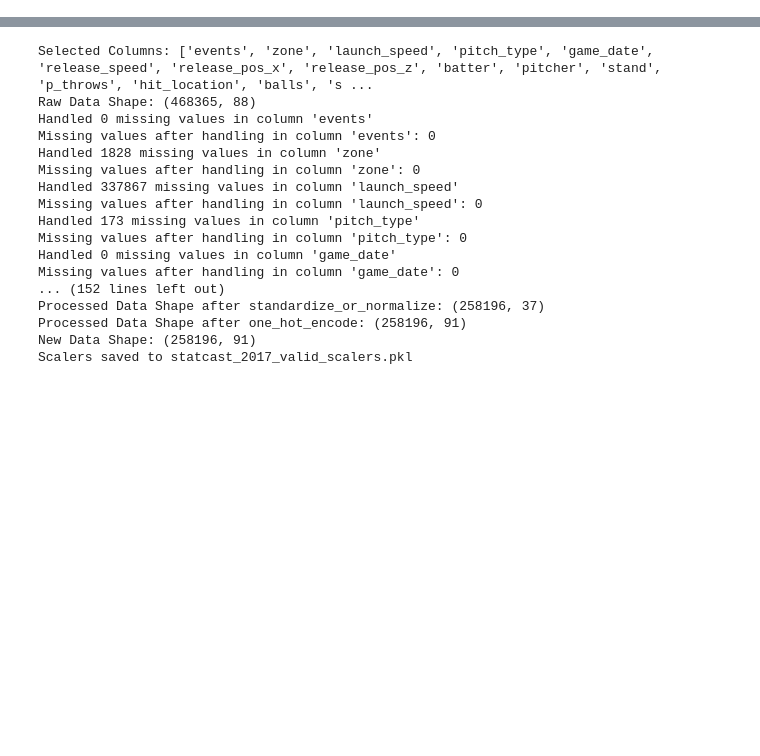
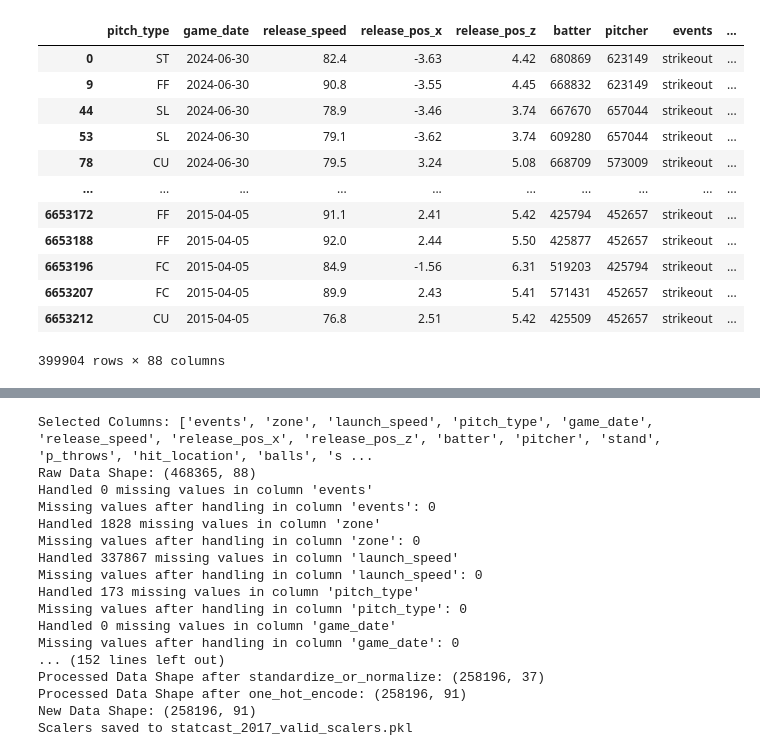
Before and after one commit to dk1414/BaseballModeling, a Jupyter notebook: data/clean_data.ipynb, the cells around one changed output, grey strips where cells are left out. Saved outputs shown, nothing was run; the diff lists cells and outputs as text; code cells hidden in the pictures; blank space fills up the shorter version.

```diff
--- a/data/clean_data.ipynb
+++ b/data/clean_data.ipynb
@@ -5,5 +5,5 @@ import sys
 sys.path.append('../')
 from DataProc.DataProcessor import DataProcessor
 # %%
-t = pd.read_csv("statcast_2015-04-01_2021-04-04_cleaned.csv")
+t = pd.read_csv("statcast_2015-2024.csv")
 # %%
@@ -25,3 +32,19 @@ t
+# %%
+t[t['hit_location'] == 2]
+# %% [output]
+|  | pitch_type | game_date | release_speed | release_pos_x | release_pos_z | batter | pitcher | events | ... |
+| 0 | ST | 2024-06-30 | 82.4 | -3.63 | 4.42 | 680869 | 623149 | strikeout | ... |
+| 9 | FF | 2024-06-30 | 90.8 | -3.55 | 4.45 | 668832 | 623149 | strikeout | ... |
+| 44 | SL | 2024-06-30 | 78.9 | -3.46 | 3.74 | 667670 | 657044 | strikeout | ... |
+| 53 | SL | 2024-06-30 | 79.1 | -3.62 | 3.74 | 609280 | 657044 | strikeout | ... |
+| 78 | CU | 2024-06-30 | 79.5 | 3.24 | 5.08 | 668709 | 573009 | strikeout | ... |
+| ... | ... | ... | ... | ... | ... | ... | ... | ... | ... |
+| 6653172 | FF | 2015-04-05 | 91.1 | 2.41 | 5.42 | 425794 | 452657 | strikeout | ... |
+| 6653188 | FF | 2015-04-05 | 92.0 | 2.44 | 5.50 | 425877 | 452657 | strikeout | ... |
+| 6653196 | FC | 2015-04-05 | 84.9 | -1.56 | 6.31 | 519203 | 425794 | strikeout | ... |
+| 6653207 | FC | 2015-04-05 | 89.9 | 2.43 | 5.41 | 571431 | 452657 | strikeout | ... |
+| 6653212 | CU | 2015-04-05 | 76.8 | 2.51 | 5.42 | 425509 | 452657 | strikeout | ... |
+399904 rows × 88 columns
 # %%
 from datetime import datetime, timedelta
 raw_data = t
```
Also changed, not shown: parts of 1 cell of this notebook, 8 other files.
